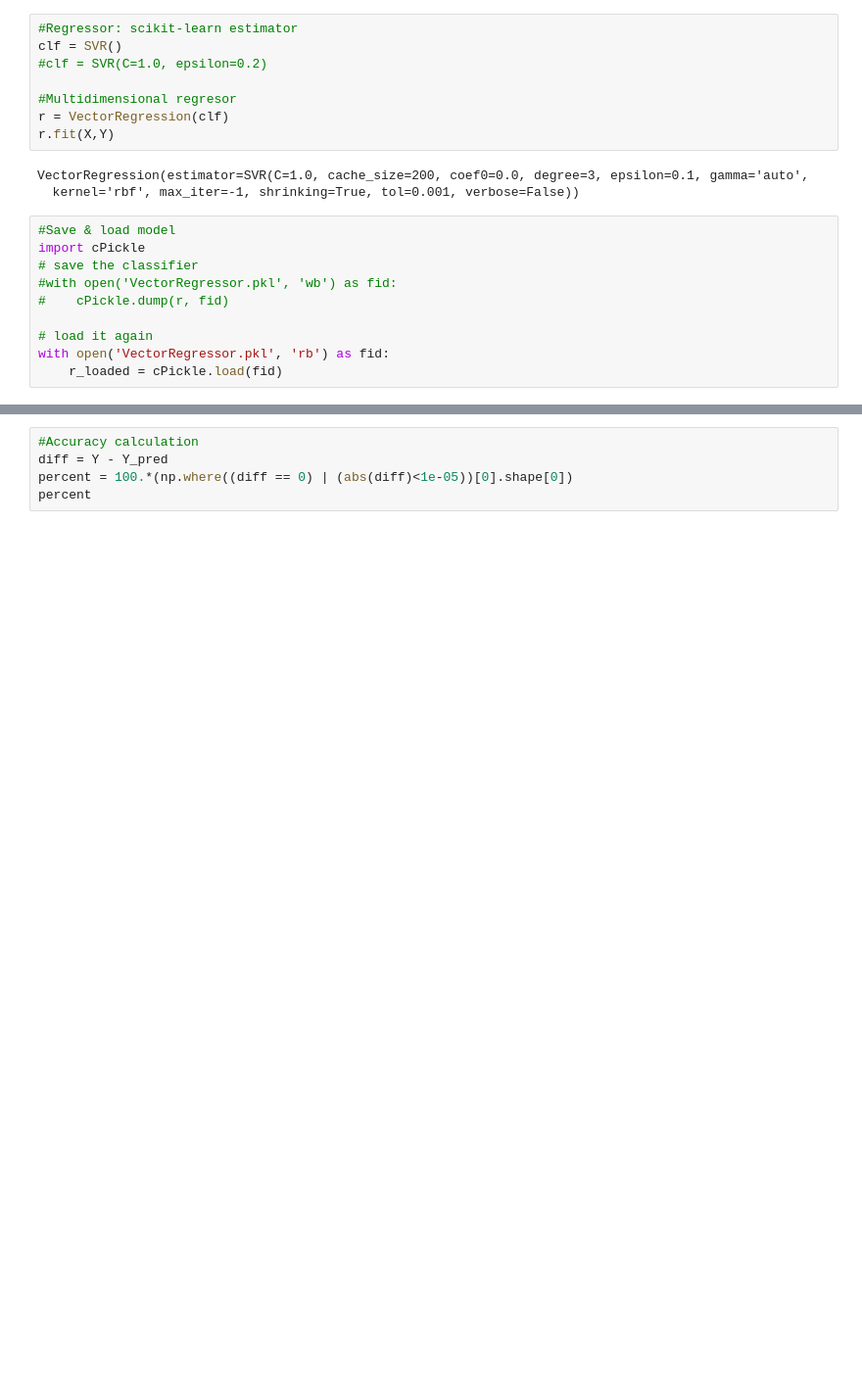
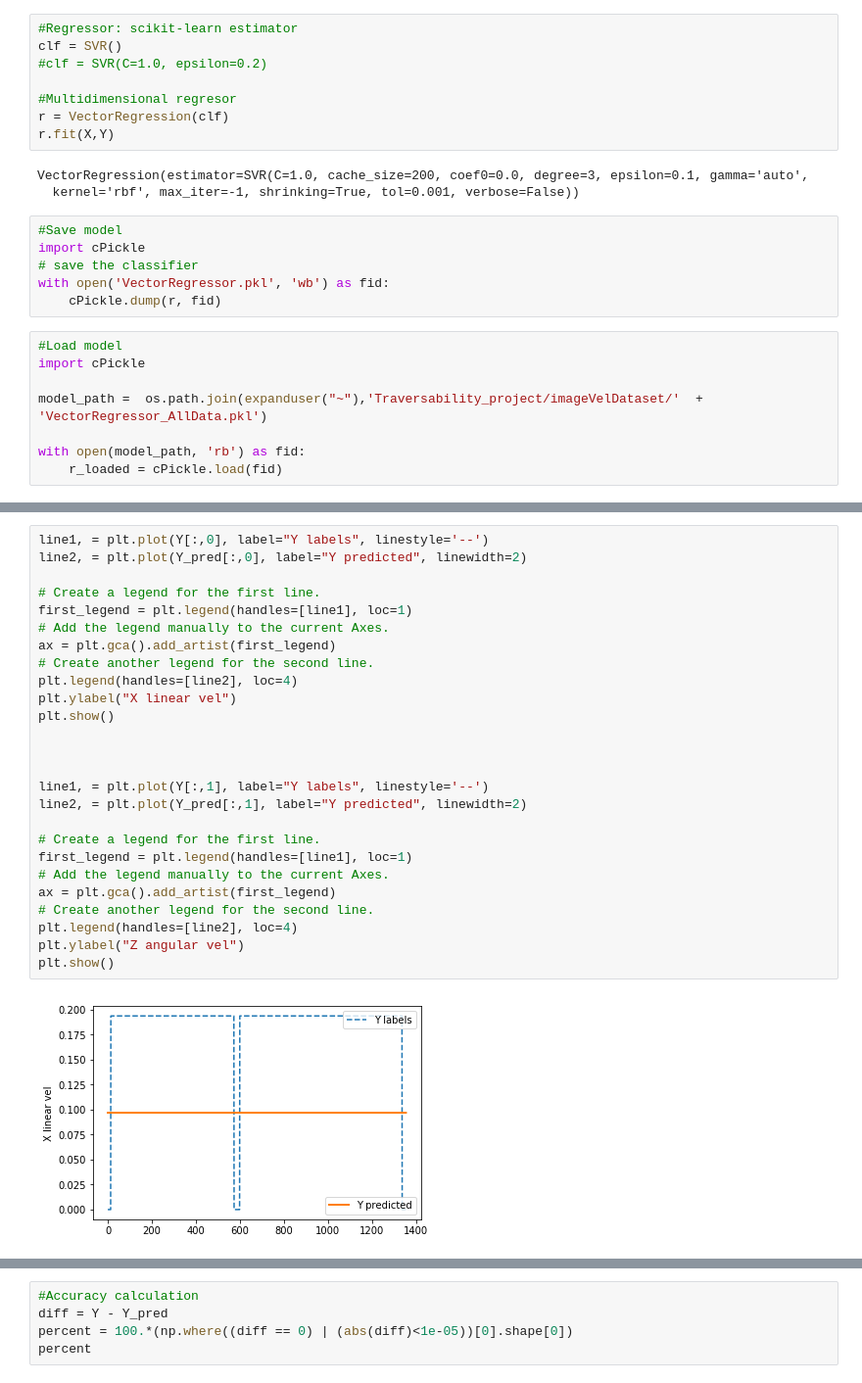
Before and after one commit to mcamila777/Traversability_project, a Jupyter notebook: notebooks/SVR.ipynb, the cells around one changed output, grey strips where cells are left out. Shown at 98% size. Drawn from its saved outputs; the diff is of its cells as text; blank space fills up the shorter version.

Commit message:
Trained the model with both available datasets

```diff
--- a/notebooks/SVR.ipynb
+++ b/notebooks/SVR.ipynb
@@ -122,12 +153,16 @@ r.fit(X,Y)
 VectorRegression(estimator=SVR(C=1.0, cache_size=200, coef0=0.0, degree=3, epsilon=0.1, gamma='auto',
   kernel='rbf', max_iter=-1, shrinking=True, tol=0.001, verbose=False))
 # %%
-#Save & load model
+#Save model
 import cPickle
 # save the classifier
-#with open('VectorRegressor.pkl', 'wb') as fid:
-#    cPickle.dump(r, fid)
-
-# load it again
-with open('VectorRegressor.pkl', 'rb') as fid:
-    r_loaded = cPickle.load(fid)
+with open('VectorRegressor.pkl', 'wb') as fid:
+    cPickle.dump(r, fid)
+# %%
+#Load model
+import cPickle
+
+model_path =  os.path.join(expanduser("~"),'Traversability_project/imageVelDataset/'  + 'VectorRegressor_AllData.pkl')
+
+with open(model_path, 'rb') as fid:
+    r_loaded = cPickle.load(fid)
@@ -184,0 +207,28 @@ plt.show()
+# %%
+line1, = plt.plot(Y[:,0], label="Y labels", linestyle='--')
+line2, = plt.plot(Y_pred[:,0], label="Y predicted", linewidth=2)
+
+# Create a legend for the first line.
+first_legend = plt.legend(handles=[line1], loc=1)
+# Add the legend manually to the current Axes.
+ax = plt.gca().add_artist(first_legend)
+# Create another legend for the second line.
+plt.legend(handles=[line2], loc=4)
+plt.ylabel("X linear vel")
+plt.show()
+
+
+
+line1, = plt.plot(Y[:,1], label="Y labels", linestyle='--')
+line2, = plt.plot(Y_pred[:,1], label="Y predicted", linewidth=2)
+
+# Create a legend for the first line.
+first_legend = plt.legend(handles=[line1], loc=1)
+# Add the legend manually to the current Axes.
+ax = plt.gca().add_artist(first_legend)
+# Create another legend for the second line.
+plt.legend(handles=[line2], loc=4)
+plt.ylabel("Z angular vel")
+plt.show()
+# %% [output]
+[figure, added]
```
Also changed, not shown: parts of 14 cells of this notebook.
